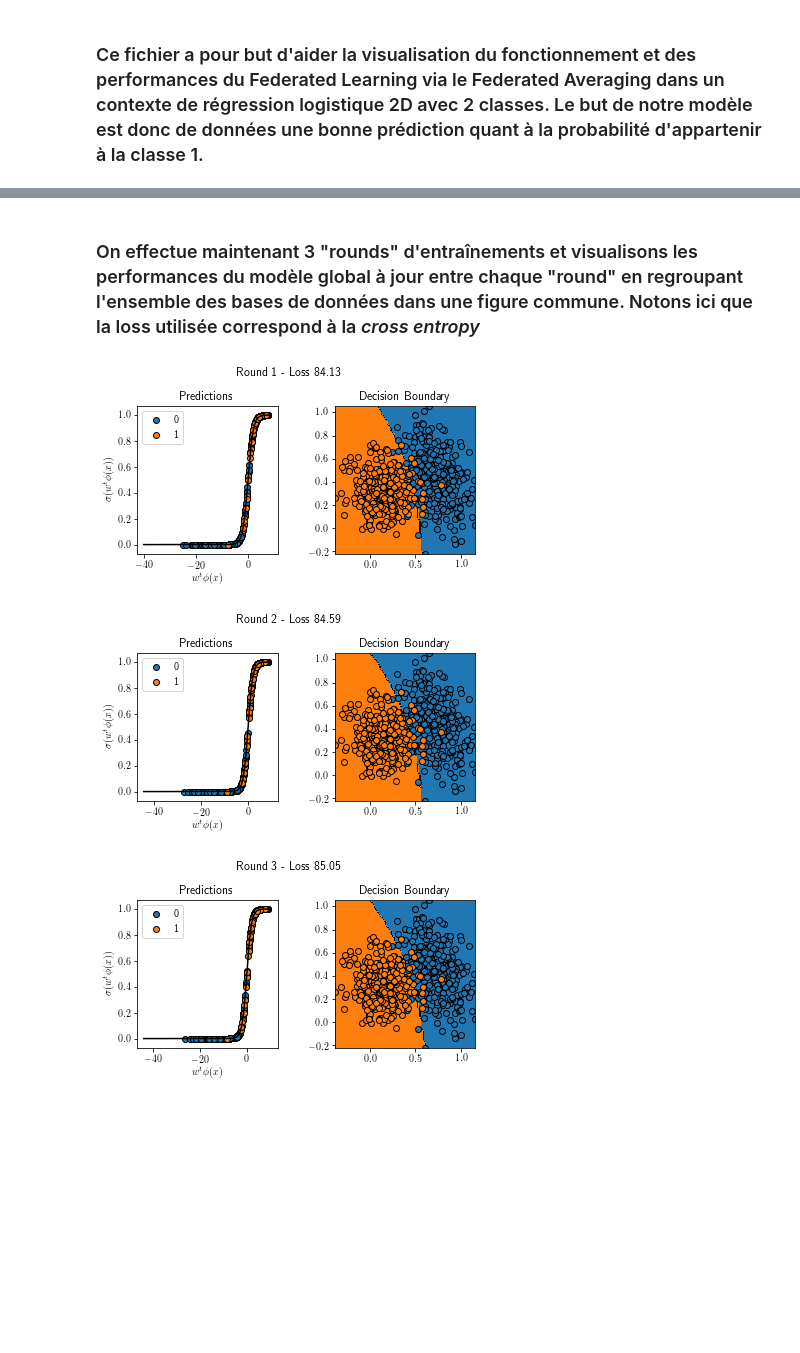
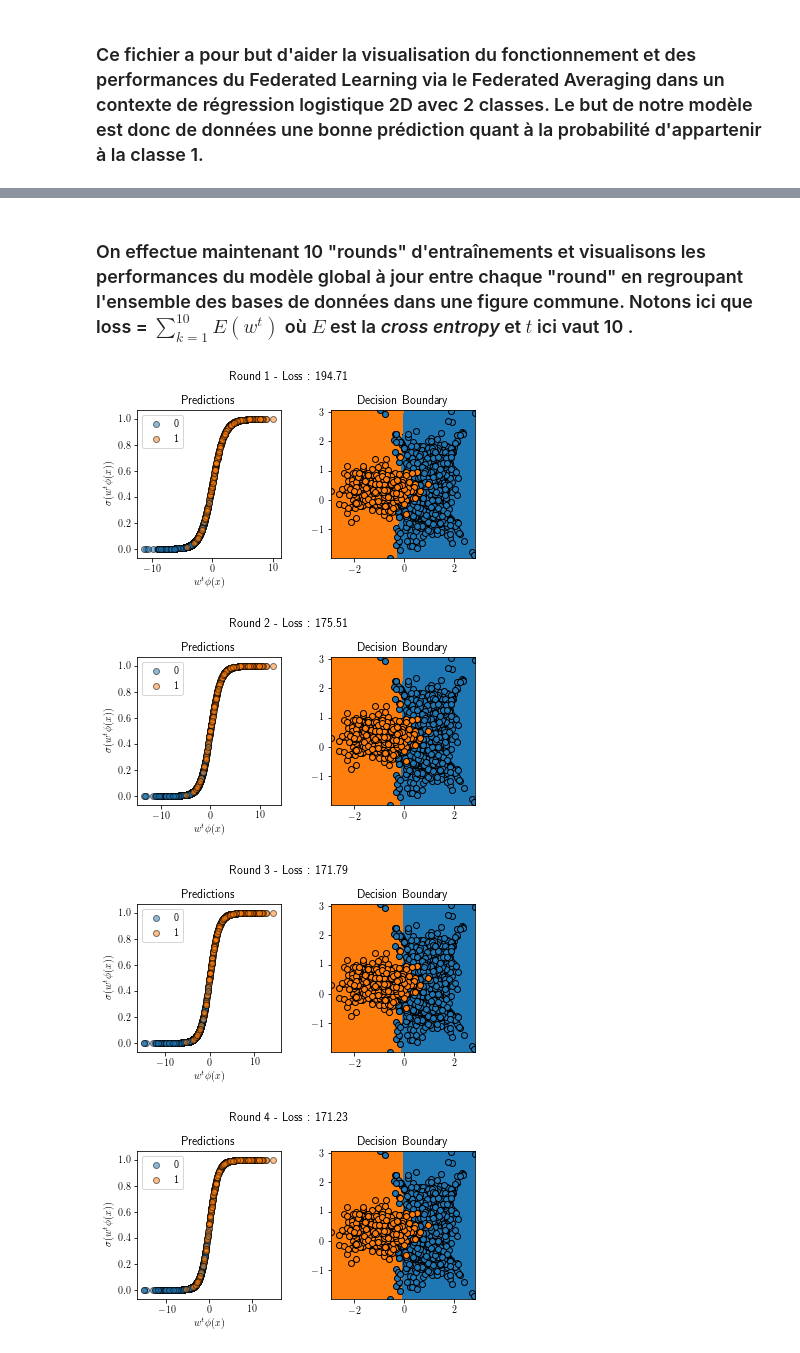
Before and after one commit to Rayn2402/FLSimulator, a Jupyter notebook: FedAvgLogistic2.ipynb, the cells around one changed output, grey strips where cells are left out. Cells and saved outputs as stored; diff of their text form; code cells hidden in the pictures; blank space fills up the shorter version.

```diff
--- a/FedAvgLogistic2.ipynb
+++ b/FedAvgLogistic2.ipynb
@@ -19,7 +19,16 @@ from FLSimulator import polynomial_features
 from FLSimulator import regroup_data_base
 
 # Importation d'autres modules
-from random import randint
-from scipy.stats import multivariate_normal
+from random import randint, choice
+from scipy.stats import multivariate_normal, norm
 from matplotlib import pyplot as plt
+import numpy as np
+
+# Mise en place de variable global pour uniformiser des tests
+E = 1 # Local Epochs done in each round of training
+C = 1   # Minibatch size during in each round of training
+agg = 'FedAvg' # Aggregation method
+n_s = 'all' # Node selection
+rand_size = 0.80 # Not used if n_s = 'all'
+n_rounds = 10 # Number of rounds during distributed training
 # %% [markdown]
@@ -56,13 +89,10 @@ TwoClusterGenerator.distribution_and_labels(X_total, t_total, title='Total')
 # %%
 # Création du modèle global qui sera entraîné et partagé par le réseau
-# Modèle de régression logistique avec fonction de base polynomial de degrés 4
-logistic_reg = LogisticRegressor(phi=polynomial_features(4), eta0=1, learning_rate='invscaling')
+# Modèle de régression logistique avec fonction de base polynomial de degré 1
+logistic_reg = LogisticRegressor(phi=polynomial_features(1), eta0=1, learning_rate='invscaling')
 
 # Création du server central
-#      - Il utilisera le FedAvg pour faire l'aggrégation
-#      - Utilisera un sous ensemble aléatoire des nodes ('random') durant chaque round de l'entraînement
-#      - Le sous ensemble sera constituté de 80% de l'ensemble des nodes (random_size=0.80)
-#      - Utilisera un minibatch size de 1 (C=1) pour les entraînements de chaque Node
-#      - Effectuera 250 epochs pour les entraînements de chaque Node
+c_server = CentralServer(global_model=logistic_reg, aggregation=agg, node_selection=n_s, C=C, E=E, random_size=rand_size)
 
-c_server = CentralServer(global_model=logistic_reg, aggregation='FedAvg', node_selection='random', C=1, E=250, random_size=0.80)
+# Création du réseau fédéré
+f_network = FederatedNetwork(c_server, nodes)
@@ -72,8 +99,9 @@ f_network = FederatedNetwork(c_server, nodes)
 # %% [markdown]
-### On effectue maintenant 3 "rounds" d'entraînements et visualisons les performances du modèle global à jour entre chaque "round" en regroupant l'ensemble des bases de données dans une figure commune. Notons ici que la loss utilisée correspond à la _cross entropy_
+### On effectue maintenant 10 "rounds" d'entraînements et visualisons les performances du modèle global à jour entre chaque "round" en regroupant l'ensemble des bases de données dans une figure commune. Notons ici que loss = $\sum_{k=1}^{10} E(w^{t})$  où $E$ est la _cross entropy_ et $t$ ici vaut 10 .
 # %%
-f_network.run_learning(nb_of_rounds=3, show_round_results=True)
+loss_progress = f_network.run_learning(nb_of_rounds=n_rounds, show_round_results=True, loss_progress=True)
 # %% [output]
-[figure, old version]
+[figure, new version]
-[figure, old version]
+[figure, new version]
-[figure, old version]
+[figure, new version]
+[figure, added]
```
Also changed, not shown: parts of 16 cells of this notebook.
